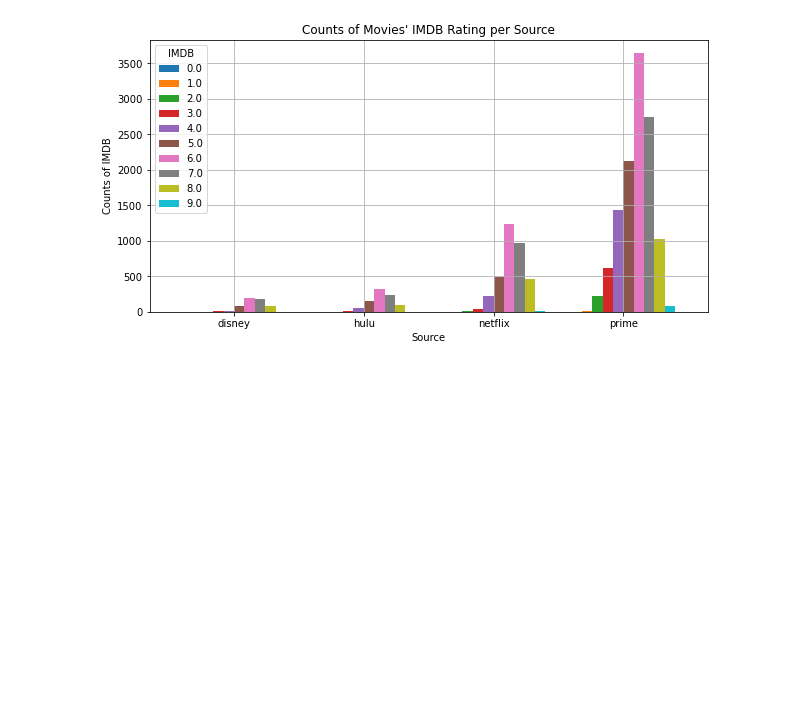
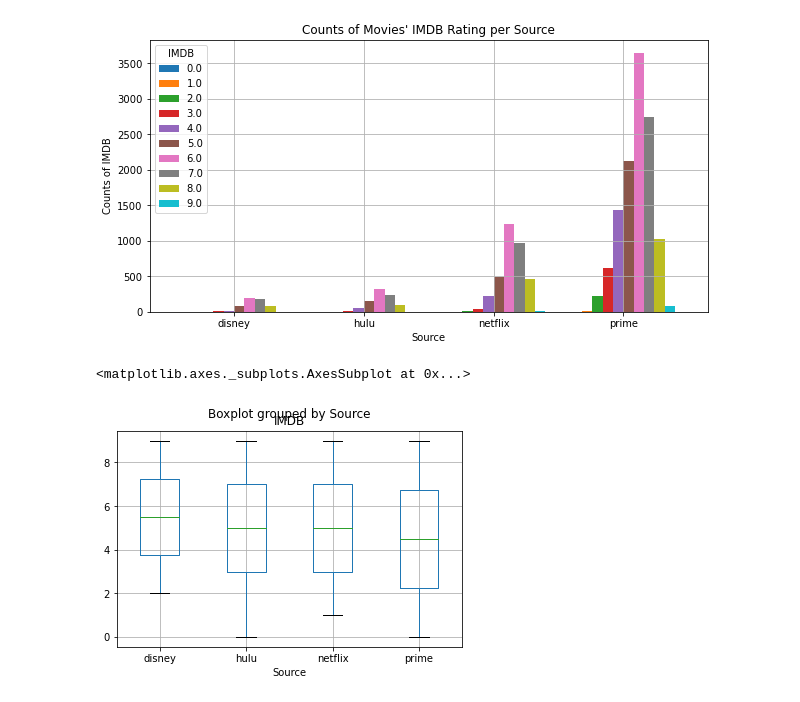
Before and after one commit to jtslater2/old_fashioned, a Jupyter notebook: Scripts/Brian_IMDB_movies.ipynb, the cells around one changed output. Saved outputs shown, nothing was run; the diff lists cells and outputs as text; code cells hidden in the pictures; blank space fills up the shorter version.

```diff
--- a/Scripts/Brian_IMDB_movies.ipynb
+++ b/Scripts/Brian_IMDB_movies.ipynb
@@ -177,3 +177,8 @@ plt.title("Counts of Movies' IMDB Rating per Source")
 plt.savefig(r'../Final_Datasets/Counts of Movies IMDB Rating per Source.png')
 # %% [output]
 [figure]
+# %%
+imdb_df_group_1.boxplot(by='Source', column='IMDB')
+# %% [output]
+<matplotlib.axes._subplots.AxesSubplot at 0x...>
+[figure, added]
```
Also changed, not shown: 1 other file.
